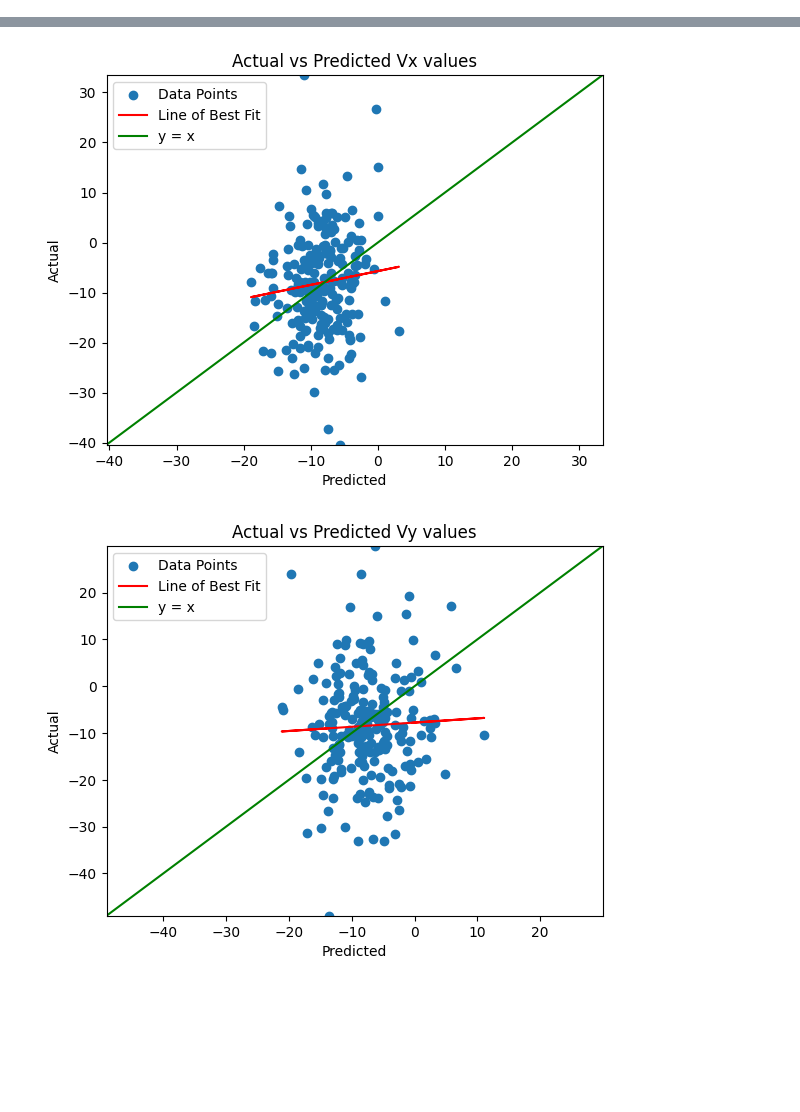
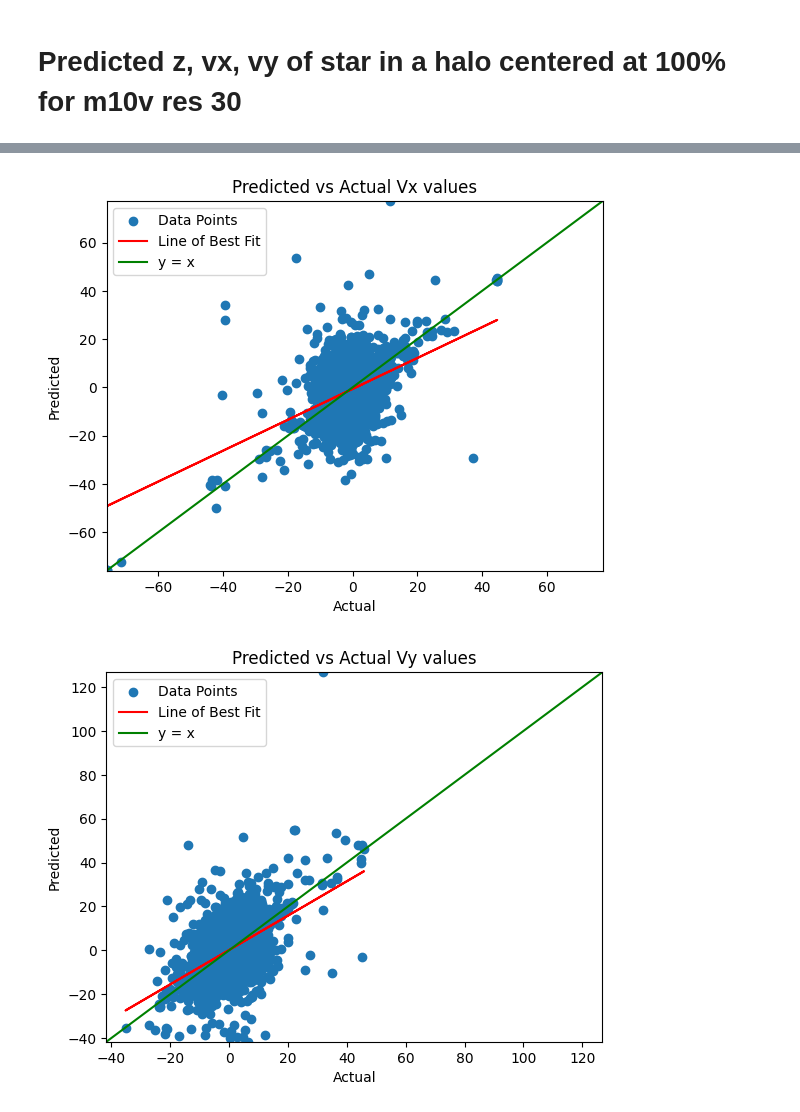
Before and after one commit to CPP-FIRE-Squad/dmai, a Jupyter notebook: src/ml/stars.ipynb, the cells around one changed output, grey strips where cells are left out. Cells and saved outputs as stored; diff of their text form; code cells hidden in the pictures; blank space fills up the shorter version.

```diff
--- a/src/ml/stars.ipynb
+++ b/src/ml/stars.ipynb
@@ -5,10 +5,8 @@ from stellarutil.simulation import Simulation
 import numpy as np, matplotlib.pyplot as plt
 
 # Step 1: Get the halo at index 0
-m10r = Simulation(simulation_directory='../../data/m10r_res250md/')
-halo = m10r.get_halo()
-m10r.restrict_percentage(halo, 15)
-
+m10v_r30 = Simulation(simulation_directory='../../data/m10v_res030md/')
+m10v_r250 = Simulation(simulation_directory='../../data/m10v_res250md/')
 
 def graph(x,y, title):
     # Calculate the line of best fit (regression line)
@@ -27,8 +25,8 @@ def graph(x,y, title):
     plt.xlim(minVal, maxVal)
     plt.ylim(minVal, maxVal)
     # Add labels and legend
-    plt.xlabel('Predicted')
-    plt.ylabel('Actual')
+    plt.xlabel('Actual')
+    plt.ylabel('Predicted')
     plt.title(title)
     plt.legend()
     # Show the plot
@@ -54,4 +52,8 @@ Found AHF file here: ../../data/m10r_res250md/snapshot_600.AHF_halos
+# %% [markdown]
+# Predicted z, vx, vy of star in a halo centered at 100% for m10v res 30
 # %%
+halo = m10v_r30.get_halo()
+
 # Step 2: Prepare the data for training
 X = []
 y = []
@@ -69,7 +71,7 @@ y_pred = knn_regressor.predict(X_test)
 y_test = np.array(y_test) # Convert y_test to a NumPy array for multi-dimensional indexing
 
 # Step 6 - Graph
-graph(y_pred[:,0], y_test[:,0], "Actual vs Predicted Z values")
-graph(y_pred[:,1], y_test[:,1], "Actual vs Predicted Vx values")
-graph(y_pred[:,2], y_test[:,2], "Actual vs Predicted Vy values")
+graph(y_pred[:,0], y_test[:,0], "Predicted vs Actual Z values")
+graph(y_pred[:,1], y_test[:,1], "Predicted vs Actual Vx values")
+graph(y_pred[:,2], y_test[:,2], "Predicted vs Actual Vy values")
 # %% [output]
@@ -77,2 +79,2 @@ graph(y_pred[:,2], y_test[:,2], "Actual vs Predicted Vy values")
-[figure, old version]
+[figure, new version]
-[figure, old version]
+[figure, new version]
```
Also changed, not shown: parts of 8 cells of this notebook, 25 other files.
